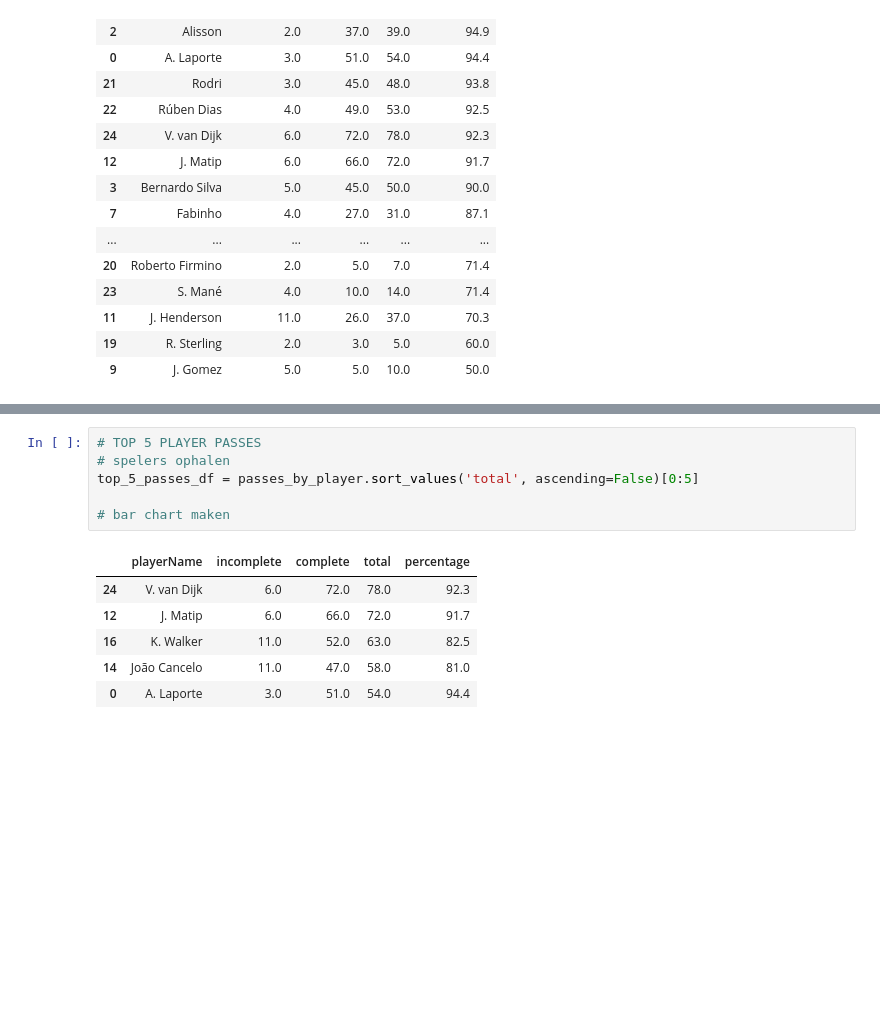
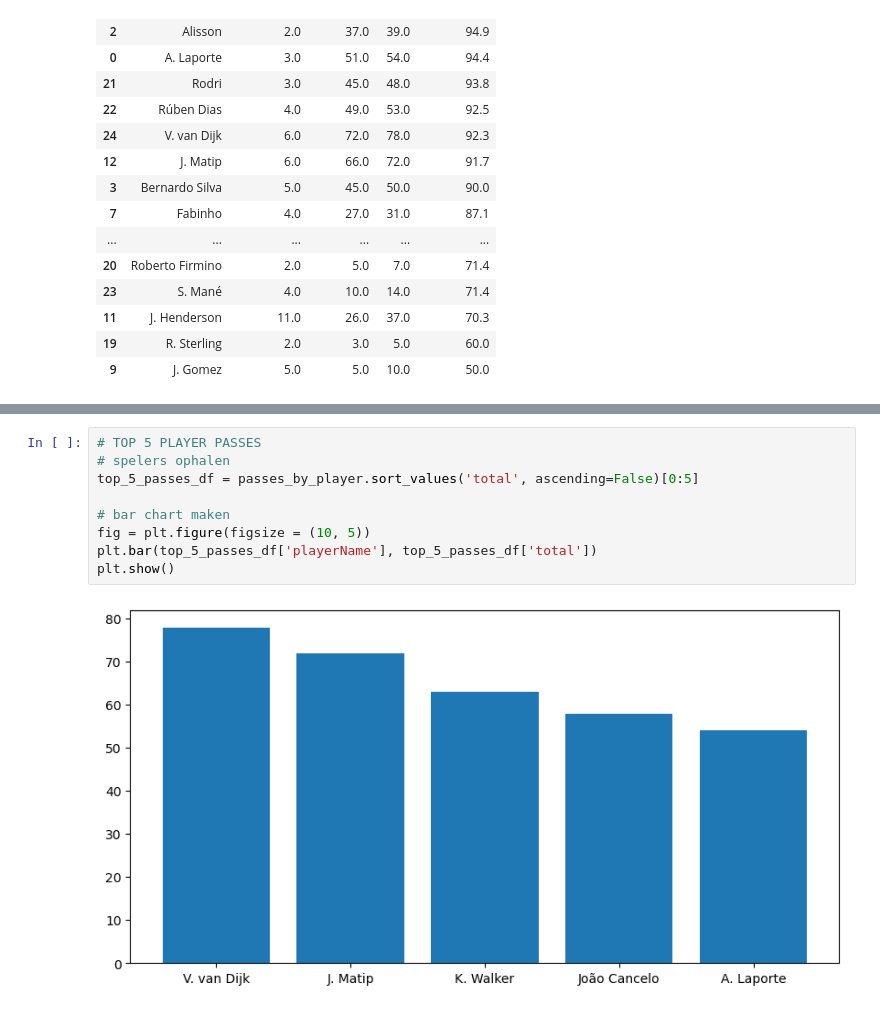
Before and after one commit to MarijnSt/intro-to-match-analysis, a Jupyter notebook: analysis.ipynb, the cells around one changed output, grey strips where cells are left out. Saved outputs shown, nothing was run; the diff lists cells and outputs as text; blank space fills up the shorter version.

```diff
--- a/analysis.ipynb
+++ b/analysis.ipynb
@@ -131,13 +125,11 @@ shots_df[['oppositionId', 'oppositionName', 'oppositionFormation']] = shots_df['
 # %%
 # TOP 5 PLAYER PASSES
 # spelers ophalen
 top_5_passes_df = passes_by_player.sort_values('total', ascending=False)[0:5]
 
 # bar chart maken
+fig = plt.figure(figsize = (10, 5))
+plt.bar(top_5_passes_df['playerName'], top_5_passes_df['total'])
+plt.show()
 # %% [output]
-|  | playerName | incomplete | complete | total | percentage |
-| 24 | V. van Dijk | 6.0 | 72.0 | 78.0 | 92.3 |
-| 12 | J. Matip | 6.0 | 66.0 | 72.0 | 91.7 |
-| 16 | K. Walker | 11.0 | 52.0 | 63.0 | 82.5 |
-| 14 | João Cancelo | 11.0 | 47.0 | 58.0 | 81.0 |
-| 0 | A. Laporte | 3.0 | 51.0 | 54.0 | 94.4 |
+[figure, added]
```
Also changed, not shown: parts of 2 cells of this notebook.
